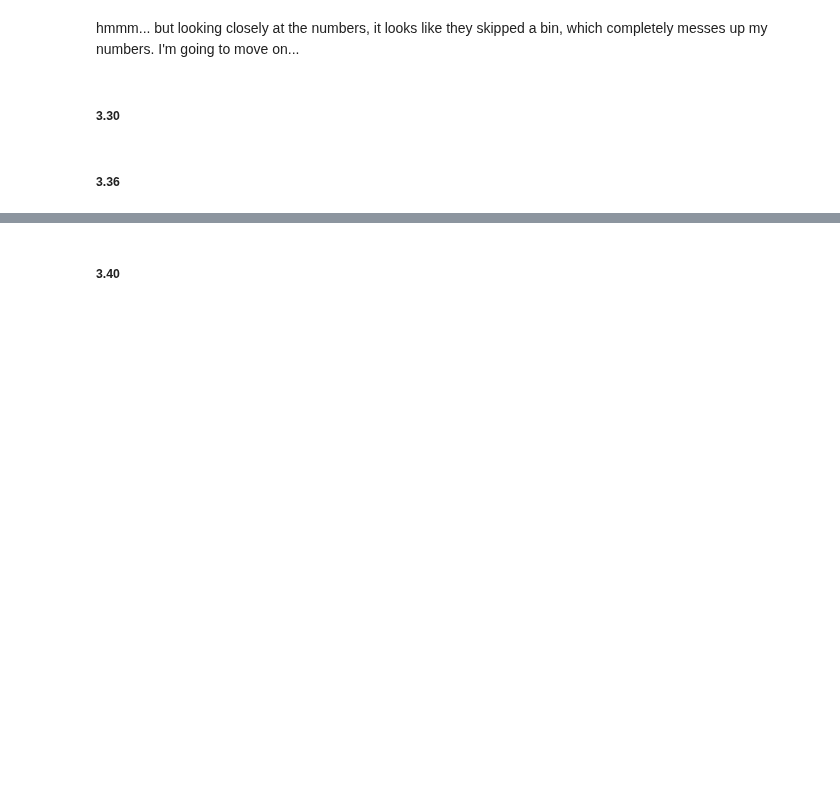
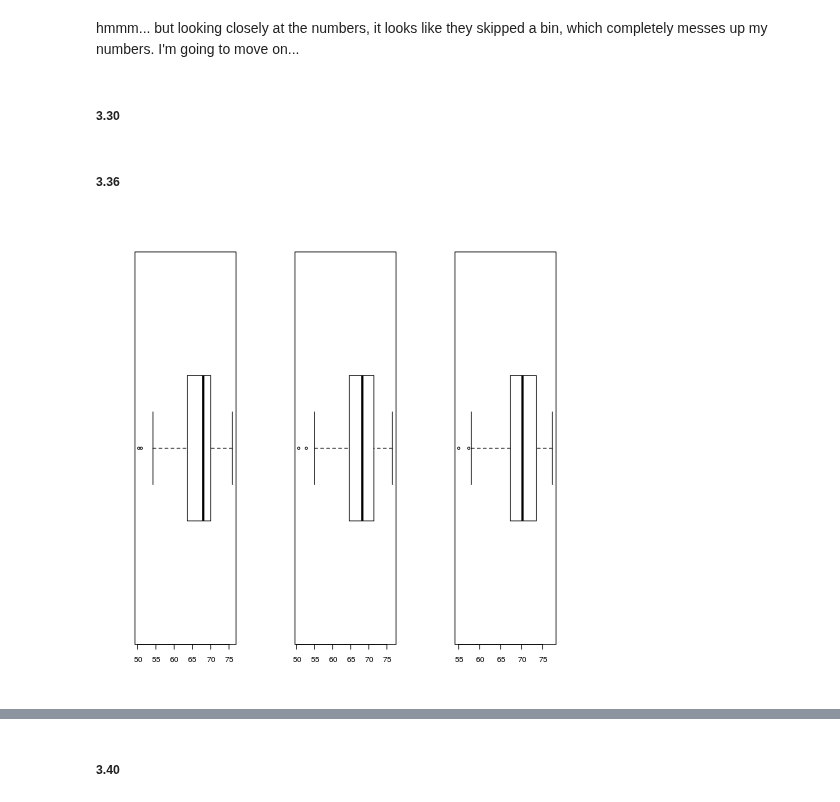
Before and after one commit to Chuphay/school, a Jupyter notebook: stat1/stat_2.ipynb, the cells around one changed output, grey strips where cells are left out. Saved outputs shown, nothing was run; the diff lists cells and outputs as text; code cells hidden in the pictures; blank space fills up the shorter version.

```diff
--- a/stat1/stat_2.ipynb
+++ b/stat1/stat_2.ipynb
@@ -204,3 +231,11 @@ hmmm...  but looking closely at the numbers, it looks like they skipped a bin, w
 ##### 3.30
 # %% [markdown]
 ##### 3.36
+# %%
+%%R
+par(mfrow=c(1,3))
+boxplot(housing$'1985', horizontal = TRUE);
+boxplot(housing$'1996', horizontal = TRUE);
+boxplot(housing$'2002', horizontal = TRUE);
+# %% [output]
+[figure, added]
```
Also changed, not shown: parts of 8 cells of this notebook.
